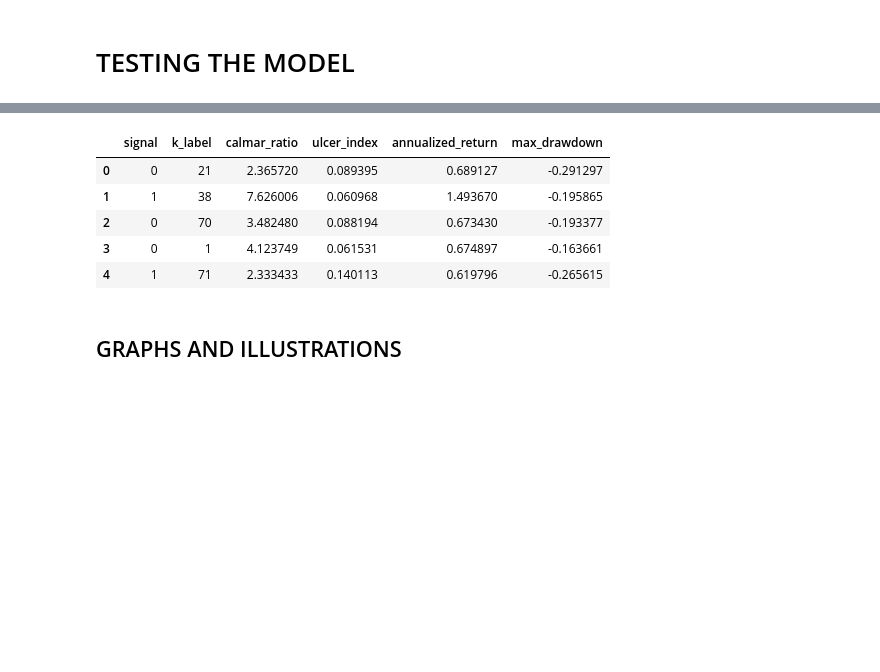
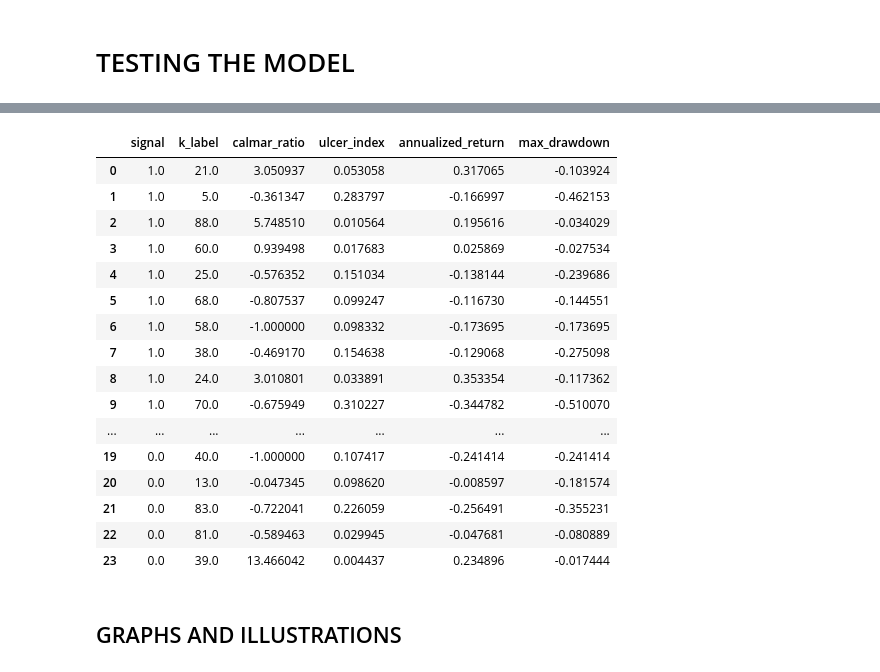
Before and after one commit to EngineerDanny/robust_algo_trader, a Jupyter notebook: kmeans/perceptually_important.ipynb, the cells around one changed output, grey strips where cells are left out. Drawn from its saved outputs; the diff is of its cells as text; code cells hidden in the pictures; blank space fills up the shorter version.

Commit message:
Update kmeans script

```diff
--- a/kmeans/perceptually_important.ipynb
+++ b/kmeans/perceptually_important.ipynb
@@ -226,7 +226,8 @@ plt.show()
 test_df = pd.read_csv("/Users/newuser/Projects/robust_algo_trader/data/gen_oanda_data/GBP_USD_M15_raw_data.csv", parse_dates=['time'])
 test_df = test_df.set_index('time')
 # take data from 2007 to 2014
-test_df = test_df['2008-01-01':'2008-06-01']
+# test_df = test_df['2008-01-01':'2008-06-01']
+test_df = test_df['2008-06-01':'2008-07-01']
 
 # add new columns from the time column, year, month, day, hour, minute
 test_df['year'] = test_df.index.year
@@ -266,5 +267,12 @@ for index in range(n_close_points, len(test_df)):
 
 pips_y_test_df = pd.DataFrame(pips_y_list)
 pips_y_test_df_np = pips_y_test_df.to_numpy()
+
+pips_y_test_df[['day_of_week', 'hour', 'minute']] = StandardScaler().fit_transform(pips_y_test_df[['day_of_week','hour', 'minute']])
+pips_y_test_df_np = pips_y_test_df[['pip_0', 'pip_1', 'pip_2', 'pip_3', 'pip_4', 'day_of_week', 'hour', 'minute']].to_numpy()
+y_test_pred = kmeans.predict(pips_y_test_df_np)
+pips_y_test_df['k_label'] = y_test_pred
+y_test_pips_df = pips_y_test_df.copy()
+y_test_pips_df
 # %% [output]
 An exception occurred
@@ -297,46 +295,57 @@ import empyrical as ep
 
 test_performing_k_labels_list = []
 
-for m_k_label in first_best_performing_k_labels_df["k_label"]:
+for i in range(len(first_best_performing_k_labels_df)):
+    m_k_label = first_best_performing_k_labels_df.iloc[i]['k_label']
+    signal = first_best_performing_k_labels_df.iloc[i]['signal']
     test_pips_y_copy_df = y_test_pips_df[(y_test_pips_df["k_label"] == m_k_label)]
     test_k_label_cumsum = test_pips_y_copy_df["future_log_ratio"].cumsum()
     test_k_label_cumsum = test_k_label_cumsum.reset_index(drop=True)
-    if test_k_label_cumsum.iloc[-1] > 0:
-        signal = 1
-    else:
-        signal = 0
+    if signal == 0:
         test_k_label_cumsum = -test_k_label_cumsum
     # Add a constant value to the series
     test_k_label_cumsum = test_k_label_cumsum + 100
     n_period = 252
     rf = 0.01
     annualized_return = (
         test_k_label_cumsum.iloc[-1] / test_k_label_cumsum.iloc[0]
     ) ** (1 / 1) - 1
     annualized_std = test_k_label_cumsum.std()
     ulcer_index = m_ulcer_index(test_k_label_cumsum)
     max_drawdown = ffn.calc_max_drawdown(test_k_label_cumsum)
     calmar_ratio = annualized_return / abs(max_drawdown)
     if (
-        calmar_ratio > 2
-        and ulcer_index < 0.15
-        and annualized_return > 0.5
-        and abs(max_drawdown) < 0.3
+        True
+        # and calmar_ratio >= 2
+        # and ulcer_index < 0.2
+        # and annualized_return > 0.1
+        # and abs(max_drawdown) < 0.4
     ):
         test_performing_k_labels_list.append({
             "signal": signal,
             "k_label": m_k_label,
             "calmar_ratio": calmar_ratio,
             "ulcer_index": ulcer_index,
             "annualized_return": annualized_return,
             "max_drawdown": max_drawdown
         })
 test_performing_k_labels_df = pd.DataFrame(test_performing_k_labels_list)
 test_performing_k_labels_df
 # %% [output]
 |  | signal | k_label | calmar_ratio | ulcer_index | annualized_return | max_drawdown |
-| 0 | 0 | 21 | 2.365720 | 0.089395 | 0.689127 | -0.291297 |
-| 1 | 1 | 38 | 7.626006 | 0.060968 | 1.493670 | -0.195865 |
-| 2 | 0 | 70 | 3.482480 | 0.088194 | 0.673430 | -0.193377 |
-| 3 | 0 | 1 | 4.123749 | 0.061531 | 0.674897 | -0.163661 |
-| 4 | 1 | 71 | 2.333433 | 0.140113 | 0.619796 | -0.265615 |
+| 0 | 1.0 | 21.0 | 3.050937 | 0.053058 | 0.317065 | -0.103924 |
+| 1 | 1.0 | 5.0 | -0.361347 | 0.283797 | -0.166997 | -0.462153 |
+| 2 | 1.0 | 88.0 | 5.748510 | 0.010564 | 0.195616 | -0.034029 |
+| 3 | 1.0 | 60.0 | 0.939498 | 0.017683 | 0.025869 | -0.027534 |
+| 4 | 1.0 | 25.0 | -0.576352 | 0.151034 | -0.138144 | -0.239686 |
+| 5 | 1.0 | 68.0 | -0.807537 | 0.099247 | -0.116730 | -0.144551 |
+| 6 | 1.0 | 58.0 | -1.000000 | 0.098332 | -0.173695 | -0.173695 |
+| 7 | 1.0 | 38.0 | -0.469170 | 0.154638 | -0.129068 | -0.275098 |
+| 8 | 1.0 | 24.0 | 3.010801 | 0.033891 | 0.353354 | -0.117362 |
+| 9 | 1.0 | 70.0 | -0.675949 | 0.310227 | -0.344782 | -0.510070 |
+| ... | ... | ... | ... | ... | ... | ... |
+| 19 | 0.0 | 40.0 | -1.000000 | 0.107417 | -0.241414 | -0.241414 |
+| 20 | 0.0 | 13.0 | -0.047345 | 0.098620 | -0.008597 | -0.181574 |
+| 21 | 0.0 | 83.0 | -0.722041 | 0.226059 | -0.256491 | -0.355231 |
+| 22 | 0.0 | 81.0 | -0.589463 | 0.029945 | -0.047681 | -0.080889 |
+| 23 | 0.0 | 39.0 | 13.466042 | 0.004437 | 0.234896 | -0.017444 |
```
Also changed, not shown: parts of 5 cells of this notebook.
